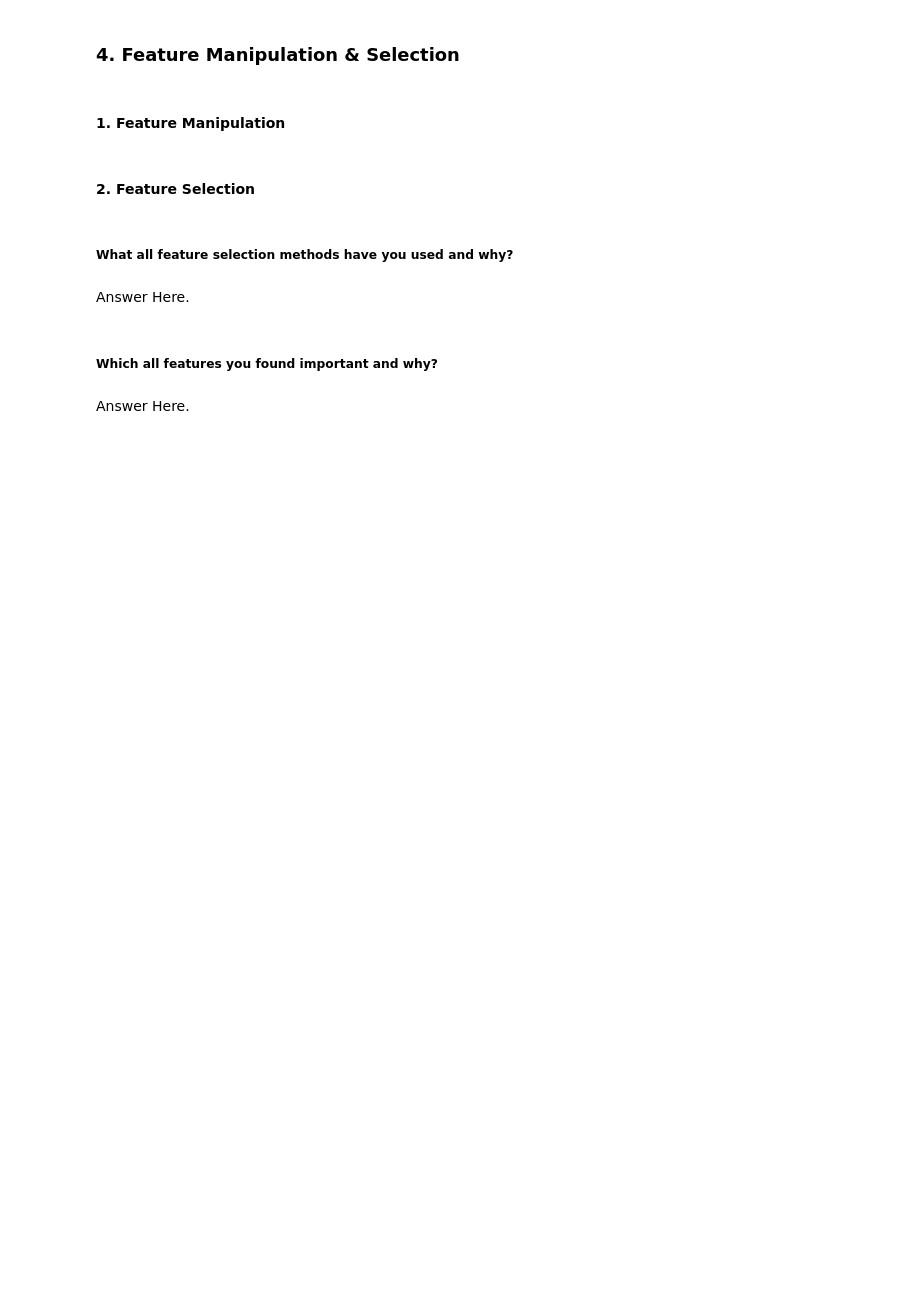
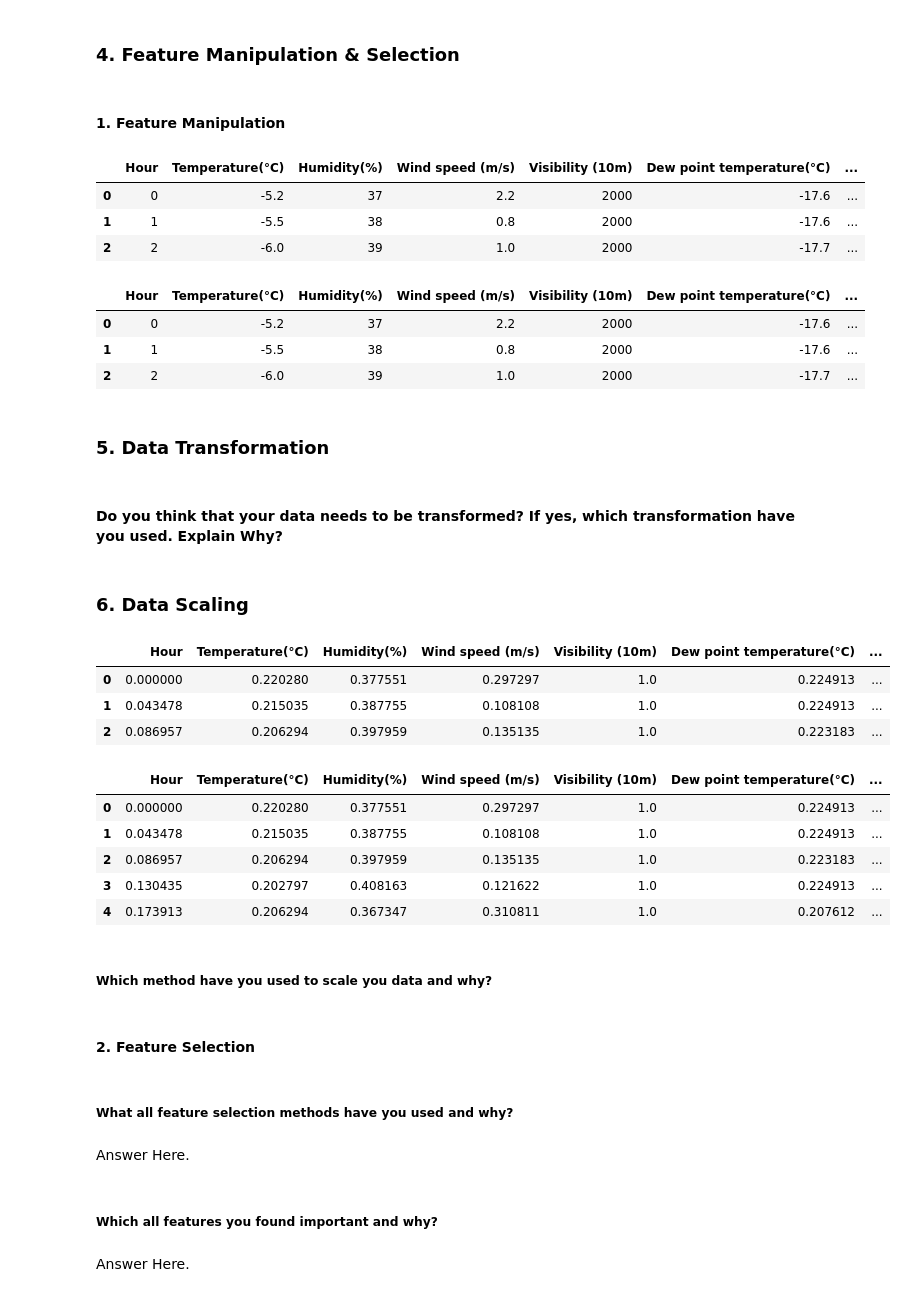
Before and after one commit to amoghpai17/Bike_sharing_demand_prediction, a Jupyter notebook: Bike_sharing_demand_prediction.ipynb, the cells around one changed output. Cells and saved outputs as stored; diff of their text form; code cells hidden in the pictures; blank space fills up the shorter version.

```diff
--- a/Bike_sharing_demand_prediction.ipynb
+++ b/Bike_sharing_demand_prediction.ipynb
@@ -782,0 +763,27 @@ Answer Here.
+# %%
+d=df['Date']
+df.drop('Date',inplace=True,axis=1)
+df.head(3)
+# %% [output]
+|  | Hour | Temperature(°C) | Humidity(%) | Wind speed (m/s) | Visibility (10m) | Dew point temperature(°C) | ... |
+| 0 | 0 | -5.2 | 37 | 2.2 | 2000 | -17.6 | ... |
+| 1 | 1 | -5.5 | 38 | 0.8 | 2000 | -17.6 | ... |
+| 2 | 2 | -6.0 | 39 | 1.0 | 2000 | -17.7 | ... |
+# %%
+#dropping variables
+df.drop('Rented Bike Count',1,inplace=True)
+df.drop('Year',1,inplace=True)
+df.drop('Month',1,inplace=True)
+df.drop('Day',1,inplace=True)
+df.head(3)
+# %% [output]
+|  | Hour | Temperature(°C) | Humidity(%) | Wind speed (m/s) | Visibility (10m) | Dew point temperature(°C) | ... |
+| 0 | 0 | -5.2 | 37 | 2.2 | 2000 | -17.6 | ... |
+| 1 | 1 | -5.5 | 38 | 0.8 | 2000 | -17.6 | ... |
+| 2 | 2 | -6.0 | 39 | 1.0 | 2000 | -17.7 | ... |
+# %% [markdown]
+### 5. Data Transformation
+# %% [markdown]
+#### Do you think that your data needs to be transformed? If yes, which transformation have you used. Explain Why?
+# %% [markdown]
+### 6. Data Scaling
@@ -783,3 +798,34 @@ Answer Here.
+# %%
+#After scaling the shape will change so creating dataframe
+newdf1=pd.DataFrame(newdf,columns=['Hour','Temperature(°C)', 'Humidity(%)','Wind speed (m/s)', 'Visibility (10m)', 'Dew point temperature(°C)','Solar Radiation (MJ/m2)', 'Rainfall(mm)', 'Snowfall (cm)','Seasons','Holiday','Functional Day'])
+# %%
+
+newdf1['Date']=d
+# %%
+#new dataframe after scaling and appending the dependent variable
+newdf1['Rented Bike Count']=column
+newdf1.head(3)
+# %% [output]
+|  | Hour | Temperature(°C) | Humidity(%) | Wind speed (m/s) | Visibility (10m) | Dew point temperature(°C) | ... |
+| 0 | 0.000000 | 0.220280 | 0.377551 | 0.297297 | 1.0 | 0.224913 | ... |
+| 1 | 0.043478 | 0.215035 | 0.387755 | 0.108108 | 1.0 | 0.224913 | ... |
+| 2 | 0.086957 | 0.206294 | 0.397959 | 0.135135 | 1.0 | 0.223183 | ... |
+# %%
+#using datetime library to convert date time variable to numeric values for processing
+import datetime as dt
+newdf1['Date'] = pd.to_datetime(newdf1['Date'])
+newdf1['Date']=newdf1['Date'].map(dt.datetime.toordinal)
+# %%
+newdf1.head(5)
+# %% [output]
+|  | Hour | Temperature(°C) | Humidity(%) | Wind speed (m/s) | Visibility (10m) | Dew point temperature(°C) | ... |
+| 0 | 0.000000 | 0.220280 | 0.377551 | 0.297297 | 1.0 | 0.224913 | ... |
+| 1 | 0.043478 | 0.215035 | 0.387755 | 0.108108 | 1.0 | 0.224913 | ... |
+| 2 | 0.086957 | 0.206294 | 0.397959 | 0.135135 | 1.0 | 0.223183 | ... |
+| 3 | 0.130435 | 0.202797 | 0.408163 | 0.121622 | 1.0 | 0.224913 | ... |
+| 4 | 0.173913 | 0.206294 | 0.367347 | 0.310811 | 1.0 | 0.207612 | ... |
+# %% [markdown]
+##### Which method have you used to scale you data and why?
 # %% [markdown]
 #### 2. Feature Selection
 # %%
```
Also changed, not shown: parts of 48 cells of this notebook.
